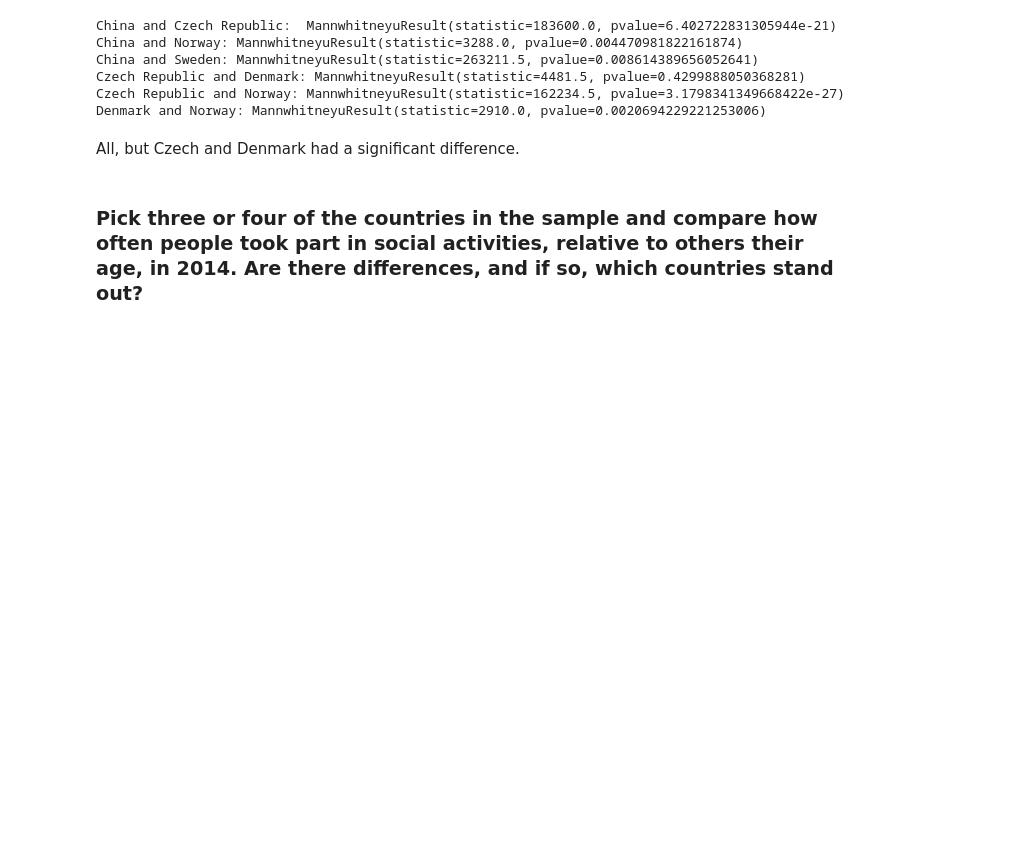
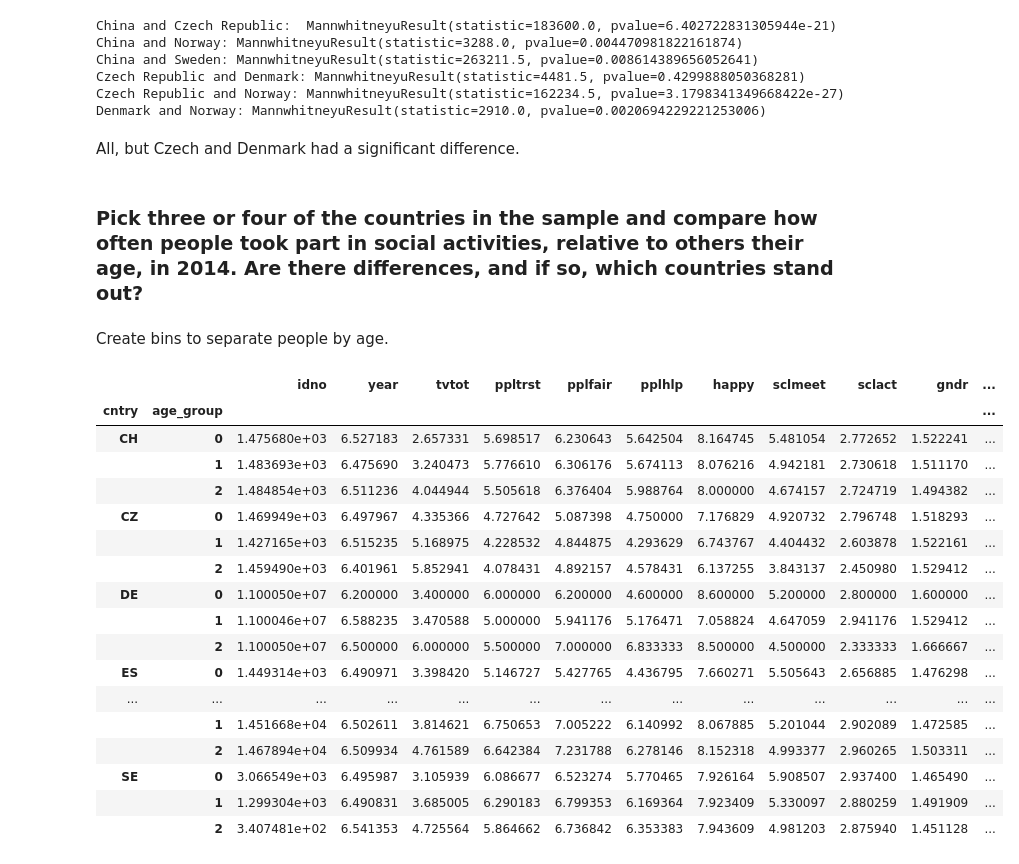
Before and after one commit to christophersanchez/DataScience, a Jupyter notebook: Thinkful/Unit5/5.5.4 What test to use.ipynb, the cells around one changed output. Saved outputs shown, nothing was run; the diff lists cells and outputs as text; code cells hidden in the pictures; blank space fills up the shorter version.

```diff
--- a/Thinkful/Unit5/5.5.4 What test to use.ipynb
+++ b/Thinkful/Unit5/5.5.4 What test to use.ipynb
@@ -276,4 +285,6 @@ Denmark and Norway: MannwhitneyuResult(statistic=2910.0, pvalue=0.00206942292212
 All, but Czech and Denmark had a significant difference.
 # %% [markdown]
 ### Pick three or four of the countries in the sample and compare how often people took part in social activities, relative to others their age, in 2014. Are there differences, and if so, which countries stand out?
+# %% [markdown]
+Create bins to separate people by age.
 # %%
@@ -281 +292,22 @@ df['age_group'] = pd.cut(df['agea'], bins=[0, 25, 50, 75, 100, 125], labels=Fals
+# %%
+df.groupby([ 'cntry','age_group']).mean()
+# %% [output]
+|  |  | idno | year | tvtot | ppltrst | pplfair | pplhlp | happy | sclmeet | sclact | gndr | ... |
+| cntry | age_group |  |  |  |  |  |  |  |  |  |  | ... |
+| CH | 0 | 1.475680e+03 | 6.527183 | 2.657331 | 5.698517 | 6.230643 | 5.642504 | 8.164745 | 5.481054 | 2.772652 | 1.522241 | ... |
+|  | 1 | 1.483693e+03 | 6.475690 | 3.240473 | 5.776610 | 6.306176 | 5.674113 | 8.076216 | 4.942181 | 2.730618 | 1.511170 | ... |
+|  | 2 | 1.484854e+03 | 6.511236 | 4.044944 | 5.505618 | 6.376404 | 5.988764 | 8.000000 | 4.674157 | 2.724719 | 1.494382 | ... |
+| CZ | 0 | 1.469949e+03 | 6.497967 | 4.335366 | 4.727642 | 5.087398 | 4.750000 | 7.176829 | 4.920732 | 2.796748 | 1.518293 | ... |
+|  | 1 | 1.427165e+03 | 6.515235 | 5.168975 | 4.228532 | 4.844875 | 4.293629 | 6.743767 | 4.404432 | 2.603878 | 1.522161 | ... |
+|  | 2 | 1.459490e+03 | 6.401961 | 5.852941 | 4.078431 | 4.892157 | 4.578431 | 6.137255 | 3.843137 | 2.450980 | 1.529412 | ... |
+| DE | 0 | 1.100050e+07 | 6.200000 | 3.400000 | 6.000000 | 6.200000 | 4.600000 | 8.600000 | 5.200000 | 2.800000 | 1.600000 | ... |
+|  | 1 | 1.100046e+07 | 6.588235 | 3.470588 | 5.000000 | 5.941176 | 5.176471 | 7.058824 | 4.647059 | 2.941176 | 1.529412 | ... |
+|  | 2 | 1.100050e+07 | 6.500000 | 6.000000 | 5.500000 | 7.000000 | 6.833333 | 8.500000 | 4.500000 | 2.333333 | 1.666667 | ... |
+| ES | 0 | 1.449314e+03 | 6.490971 | 3.398420 | 5.146727 | 5.427765 | 4.436795 | 7.660271 | 5.505643 | 2.656885 | 1.476298 | ... |
+| ... | ... | ... | ... | ... | ... | ... | ... | ... | ... | ... | ... | ... |
+|  | 1 | 1.451668e+04 | 6.502611 | 3.814621 | 6.750653 | 7.005222 | 6.140992 | 8.067885 | 5.201044 | 2.902089 | 1.472585 | ... |
+|  | 2 | 1.467894e+04 | 6.509934 | 4.761589 | 6.642384 | 7.231788 | 6.278146 | 8.152318 | 4.993377 | 2.960265 | 1.503311 | ... |
+| SE | 0 | 3.066549e+03 | 6.495987 | 3.105939 | 6.086677 | 6.523274 | 5.770465 | 7.926164 | 5.908507 | 2.937400 | 1.465490 | ... |
+|  | 1 | 1.299304e+03 | 6.490831 | 3.685005 | 6.290183 | 6.799353 | 6.169364 | 7.923409 | 5.330097 | 2.880259 | 1.491909 | ... |
+|  | 2 | 3.407481e+02 | 6.541353 | 4.725564 | 5.864662 | 6.736842 | 6.353383 | 7.943609 | 4.981203 | 2.875940 | 1.451128 | ... |
 # %%
```
Also changed, not shown: parts of 13 cells of this notebook.
